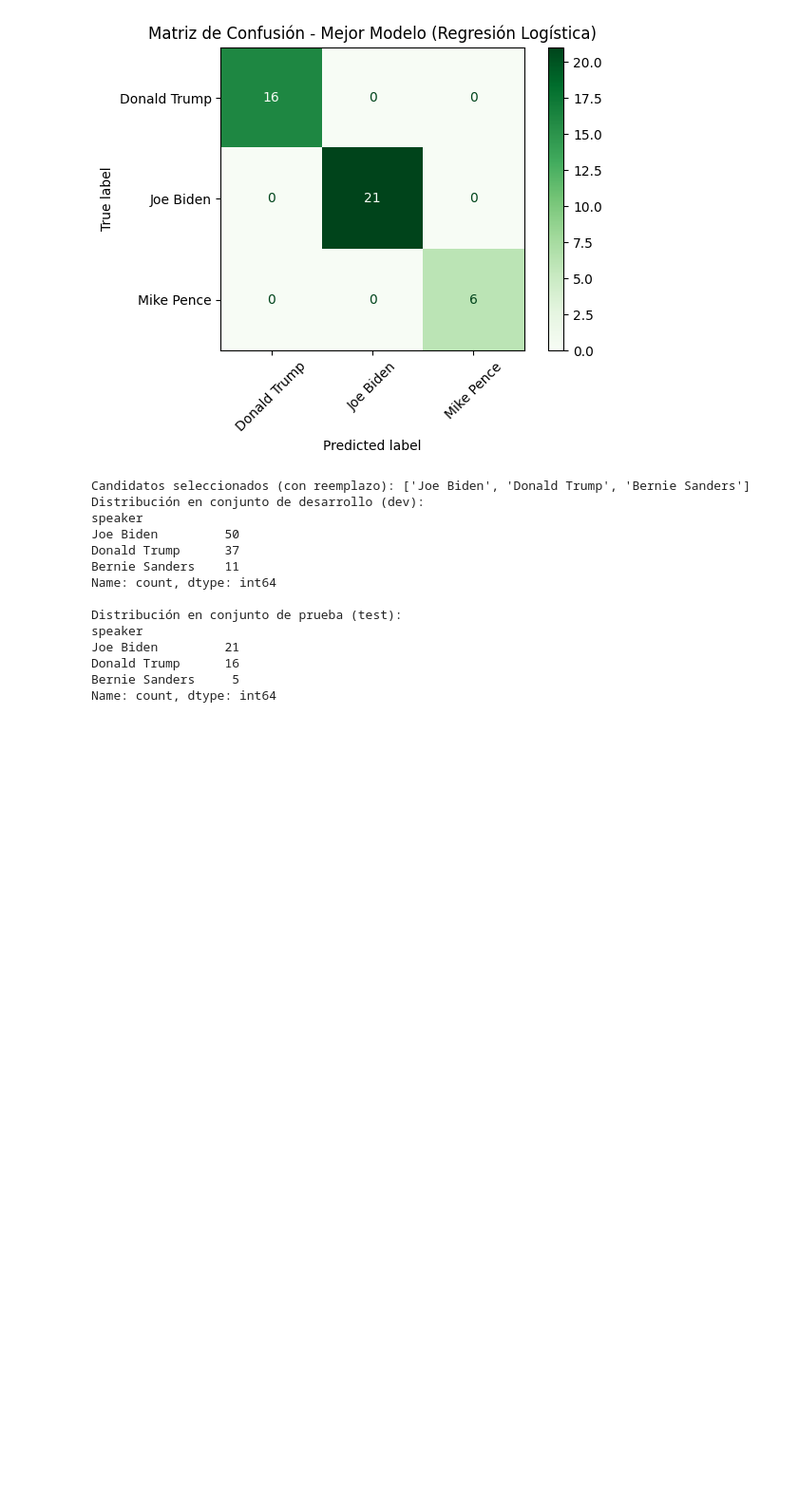
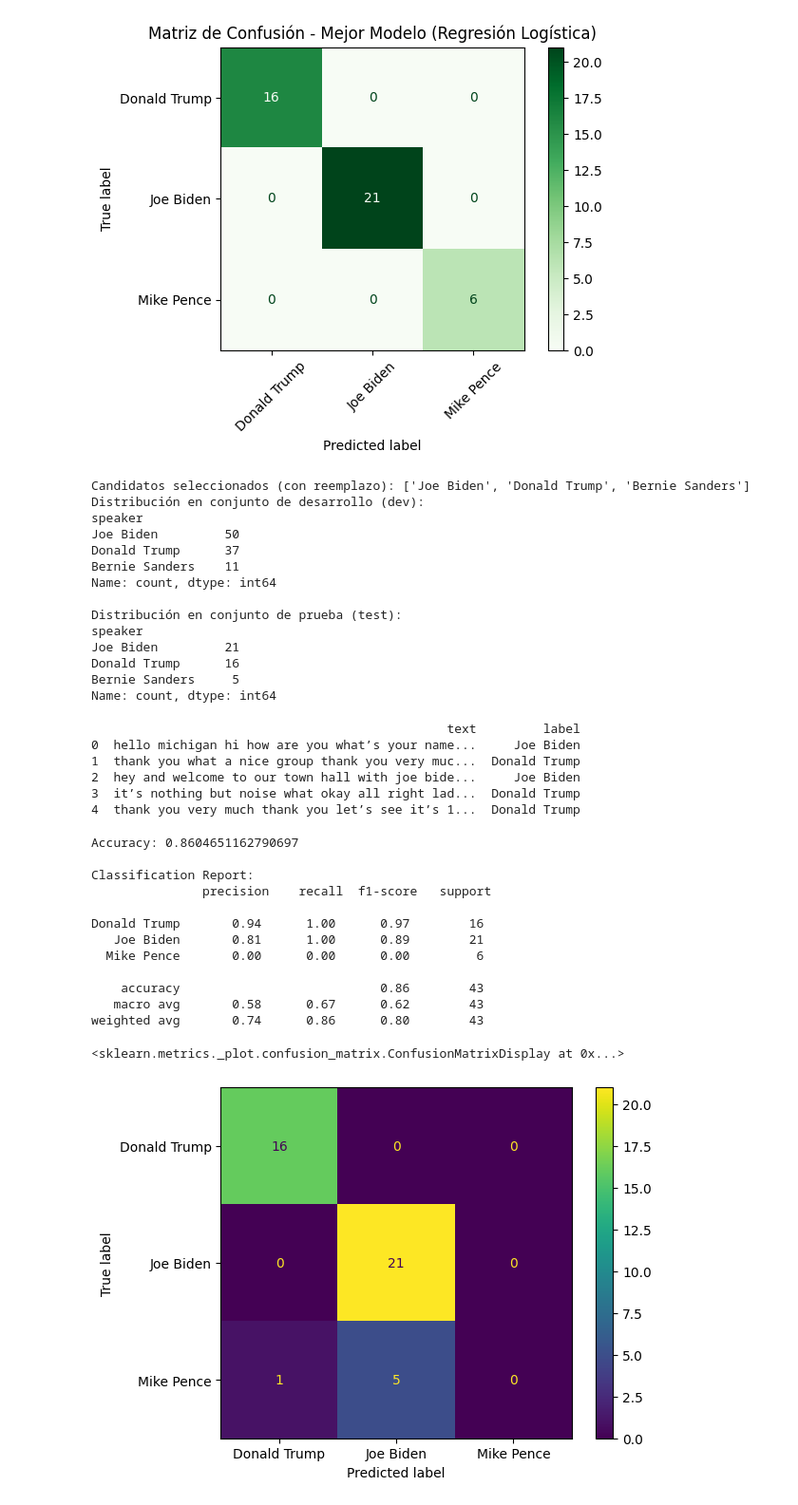
Before and after one commit to Jonathanrr98/ICD-Tarea2, a Jupyter notebook: us2020_propuesta_estudiantes.ipynb, the cells around one changed output. Shown at 95% size. Cells and saved outputs as stored; diff of their text form; code cells hidden in the pictures; blank space fills up the shorter version.

```diff
--- a/us2020_propuesta_estudiantes.ipynb
+++ b/us2020_propuesta_estudiantes.ipynb
@@ -459,0 +565,76 @@ Name: count, dtype: int64
+# %%
+# OPCIONAL: Repetir la clasificación con los tres candidatos con más discursos, pero esta vez clasificando a nivel de párrafos y no de discursos enteros.
+# Crear una lista vacía para almacenar los párrafos y las etiquetas correspondientes
+paragraphs = []
+labels = []
+
+# Iterar sobre cada discurso de cada candidato
+for idx, row in df_speeches_top_3.iterrows():
+    # Dividir el discurso en párrafos utilizando el salto de línea '\n'
+    paragraphs_in_speech = row['CleanText'].split('\n')
+
+    # Agregar cada párrafo y la etiqueta (candidato) a las listas
+    for paragraph in paragraphs_in_speech:
+        if paragraph.strip():  # Asegurarnos de que no estamos agregando párrafos vacíos
+            paragraphs.append(paragraph)
+            labels.append(row['speaker'])  # Asumimos que la columna 'speaker' tiene el nombre del candidato
+
+# Crear un nuevo DataFrame con los párrafos y sus etiquetas
+df_paragraphs = pd.DataFrame({'text': paragraphs, 'label': labels})
+
+# Paso 2: Revisar los primeros párrafos para asegurarnos de que la división fue exitosa
+print(df_paragraphs.head())
+# %% [output]
+                                                text         label
+0  hello michigan hi how are you what’s your name...     Joe Biden
+1  thank you what a nice group thank you very muc...  Donald Trump
+2  hey and welcome to our town hall with joe bide...     Joe Biden
+3  it’s nothing but noise what okay all right lad...  Donald Trump
+4  thank you very much thank you let’s see it’s 1...  Donald Trump
+# %%
+from sklearn.feature_extraction.text import TfidfVectorizer
+# Dividir el conjunto de datos en train y test
+X = df_paragraphs['text']
+y = df_paragraphs['label']
+X_train, X_test, y_train, y_test = train_test_split(X, y, test_size=0.3, random_state=42, stratify=y)
+
+# Aplicar TF-IDF al conjunto de entrenamiento
+vectorizer = TfidfVectorizer(stop_words='english', ngram_range=(1,2))  # Se puede ajustar el n-grama aquí
+X_train_tfidf = vectorizer.fit_transform(X_train)
+X_test_tfidf = vectorizer.transform(X_test)
+
+# Paso 4: Entrenar el modelo (por ejemplo, Naive Bayes)
+from sklearn.naive_bayes import MultinomialNB
+from sklearn.metrics import classification_report, confusion_matrix
+
+# Entrenar el modelo
+model = MultinomialNB()
+model.fit(X_train_tfidf, y_train)
+
+# Paso 5: Evaluar el modelo
+y_pred = model.predict(X_test_tfidf)
+
+# Reporte de las métricas
+print("Accuracy:", model.score(X_test_tfidf, y_test))
+print("\nClassification Report:\n", classification_report(y_test, y_pred))
+
+# Matriz de confusión
+from sklearn.metrics import ConfusionMatrixDisplay
+
+conf_matrix = confusion_matrix(y_test, y_pred)
+ConfusionMatrixDisplay(conf_matrix, display_labels=model.classes_).plot()
+# %% [output]
+Accuracy: 0.8604651162790697
+
+Classification Report:
+               precision    recall  f1-score   support
+
+Donald Trump       0.94      1.00      0.97        16
+   Joe Biden       0.81      1.00      0.89        21
+  Mike Pence       0.00      0.00      0.00         6
+
+    accuracy                           0.86        43
+   macro avg       0.58      0.67      0.62        43
+weighted avg       0.74      0.86      0.80        43
+<sklearn.metrics._plot.confusion_matrix.ConfusionMatrixDisplay at 0x...>
+[figure, added]
```
Also changed, not shown: parts of 6 cells of this notebook.
